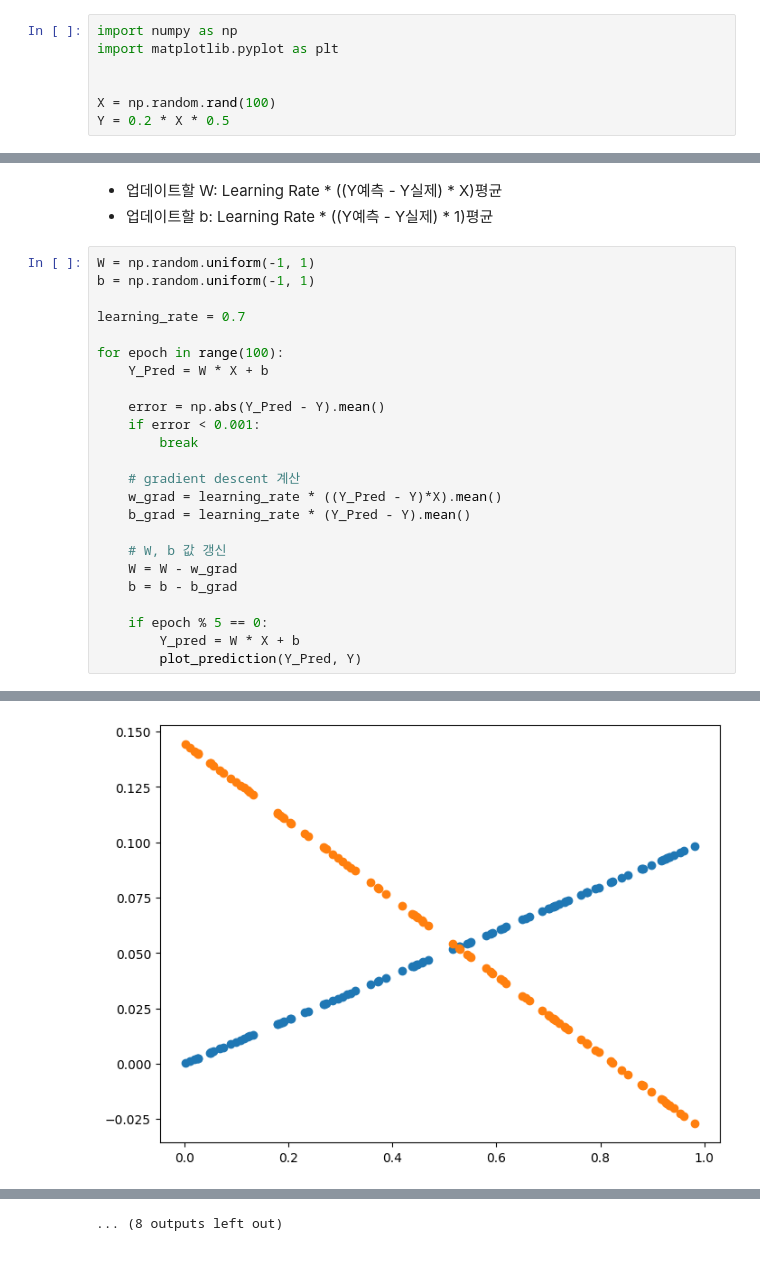
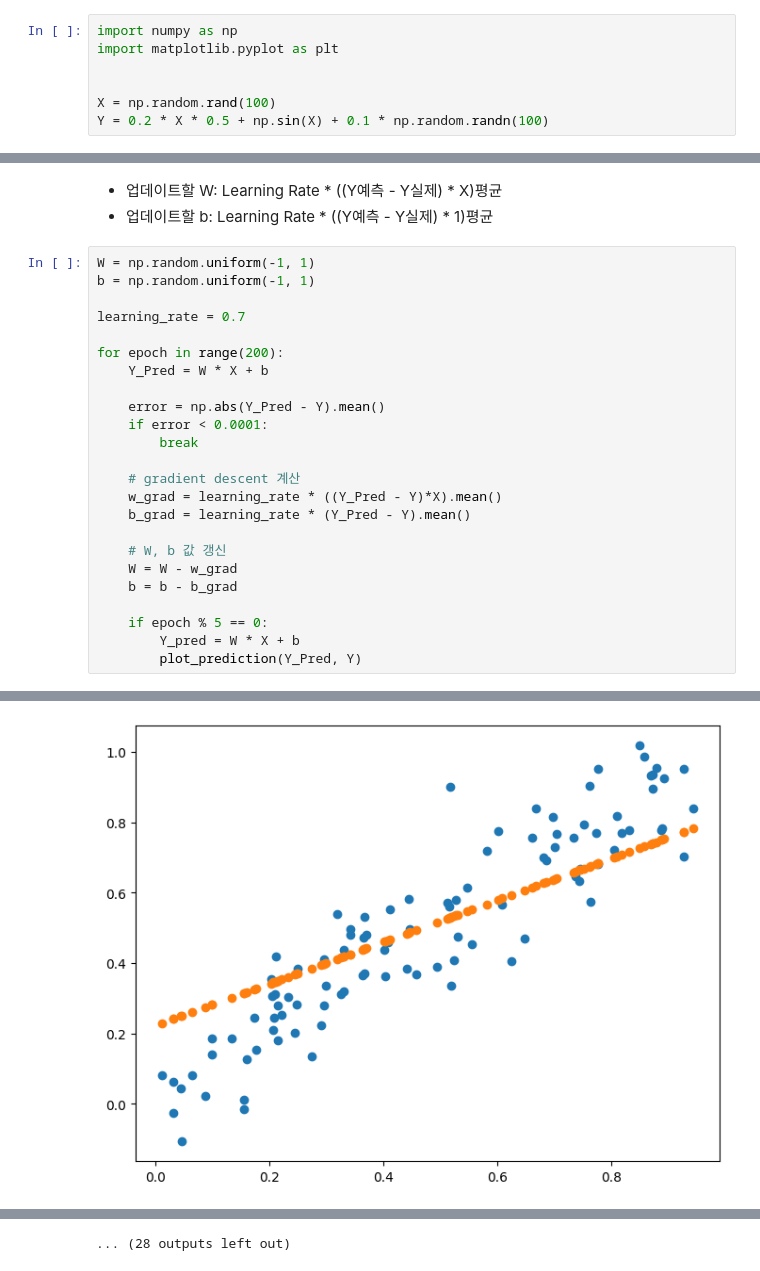
Before and after one commit to DoSungjin/2023-for-DS, a Jupyter notebook: LECTURE/8.0824_Gradient/gradient.ipynb, the cells around one changed output, grey strips where cells are left out. Saved outputs shown, nothing was run; the diff lists cells and outputs as text.

```diff
--- a/LECTURE/8.0824_Gradient/gradient.ipynb
+++ b/LECTURE/8.0824_Gradient/gradient.ipynb
@@ -7,7 +7,7 @@ import matplotlib.pyplot as plt
 
 
 X = np.random.rand(100)
-Y = 0.2 * X * 0.5
+Y = 0.2 * X * 0.5 + np.sin(X) + 0.1 * np.random.randn(100)
 # %%
 plt.figure(figsize=(8,6))
 plt.scatter(X, Y)
@@ -31,11 +31,11 @@ b = np.random.uniform(-1, 1)
 
 learning_rate = 0.7
 
-for epoch in range(100):
+for epoch in range(200):
     Y_Pred = W * X + b
 
     error = np.abs(Y_Pred - Y).mean()
-    if error < 0.001:
+    if error < 0.0001:
         break
 
     # gradient descent 계산
@@ -56 +56 @@ for epoch in range(100):
-[figure, old version]
+[figure, new version]
@@ -65 +65 @@ for epoch in range(100):
-... (8 outputs left out)
+... (28 outputs left out)
```
Also changed, not shown: parts of 2 cells of this notebook, 1 other file.
